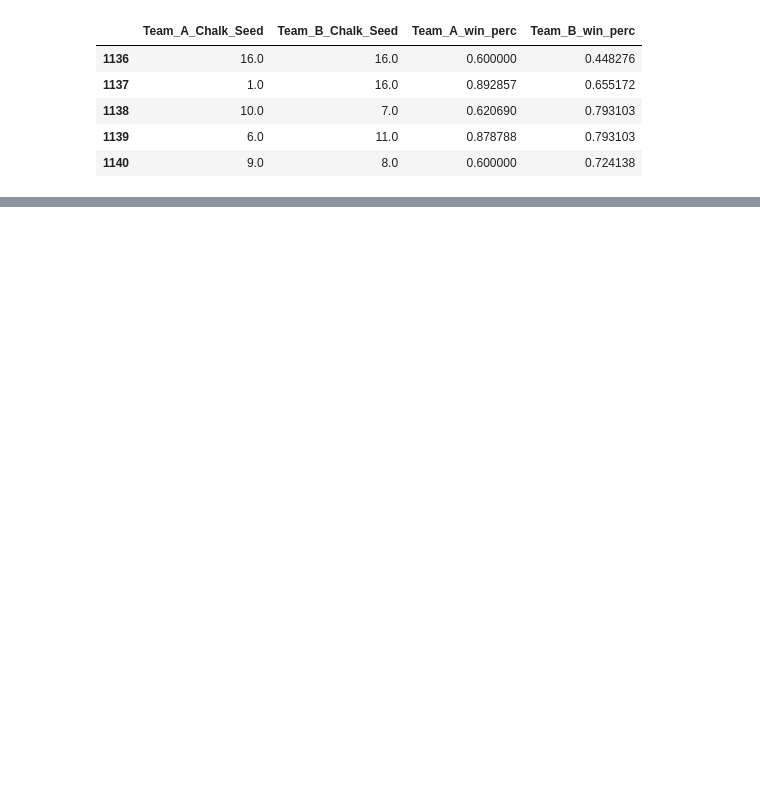
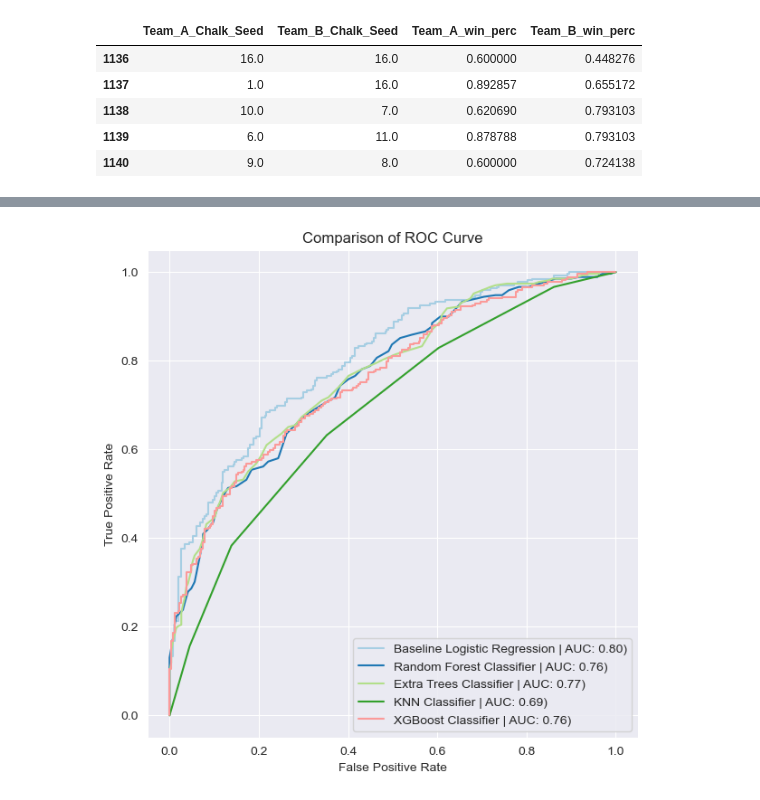
Before and after one commit to dvdhartsman/March_Machine_Learning_Mania_2024, a Jupyter notebook: Model_Development.ipynb, the cells around one changed output, grey strips where cells are left out. Saved outputs shown, nothing was run; the diff lists cells and outputs as text; code cells hidden in the pictures; blank space fills up the shorter version.

Commit message:
Initial Model Iterations - poor results

```diff
--- a/Model_Development.ipynb
+++ b/Model_Development.ipynb
@@ -117,0 +515,6 @@ Name: count, dtype: int64
+# %%
+# Looking at ROC Curves to assess overall model performance
+xgb.compare_roc_curve()
+plt.grid(True)
+# %% [output]
+[figure, added]
```
Also changed, not shown: parts of 45 cells of this notebook.
